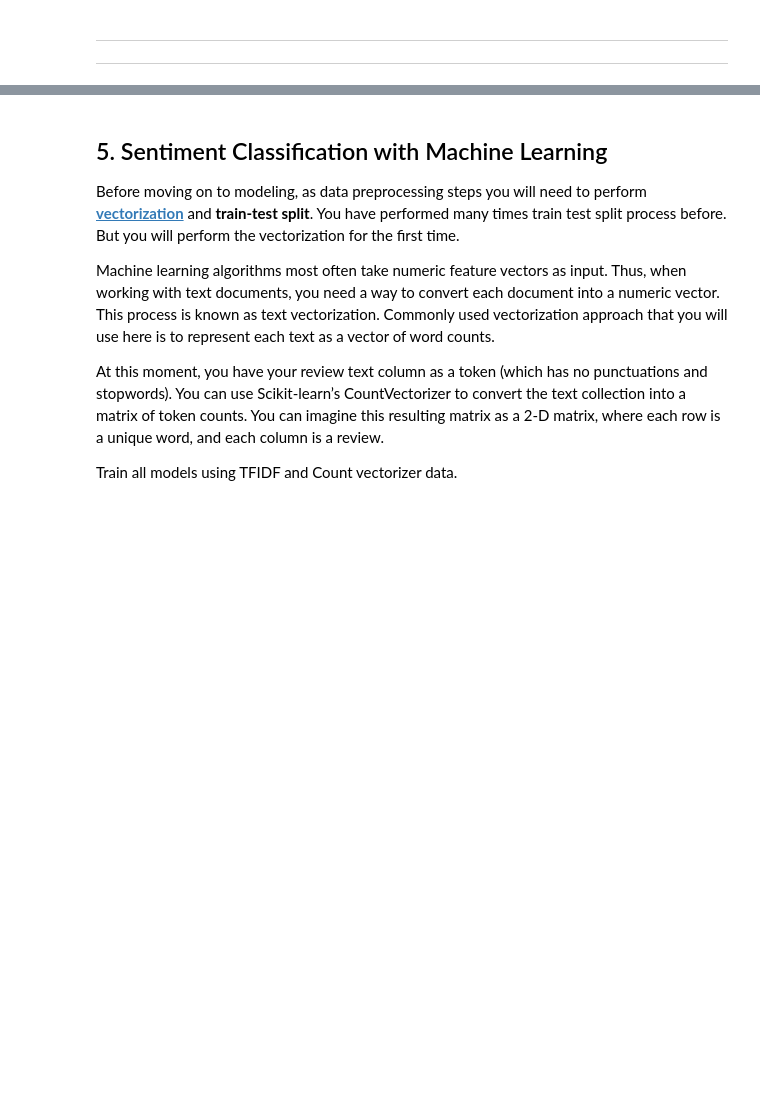
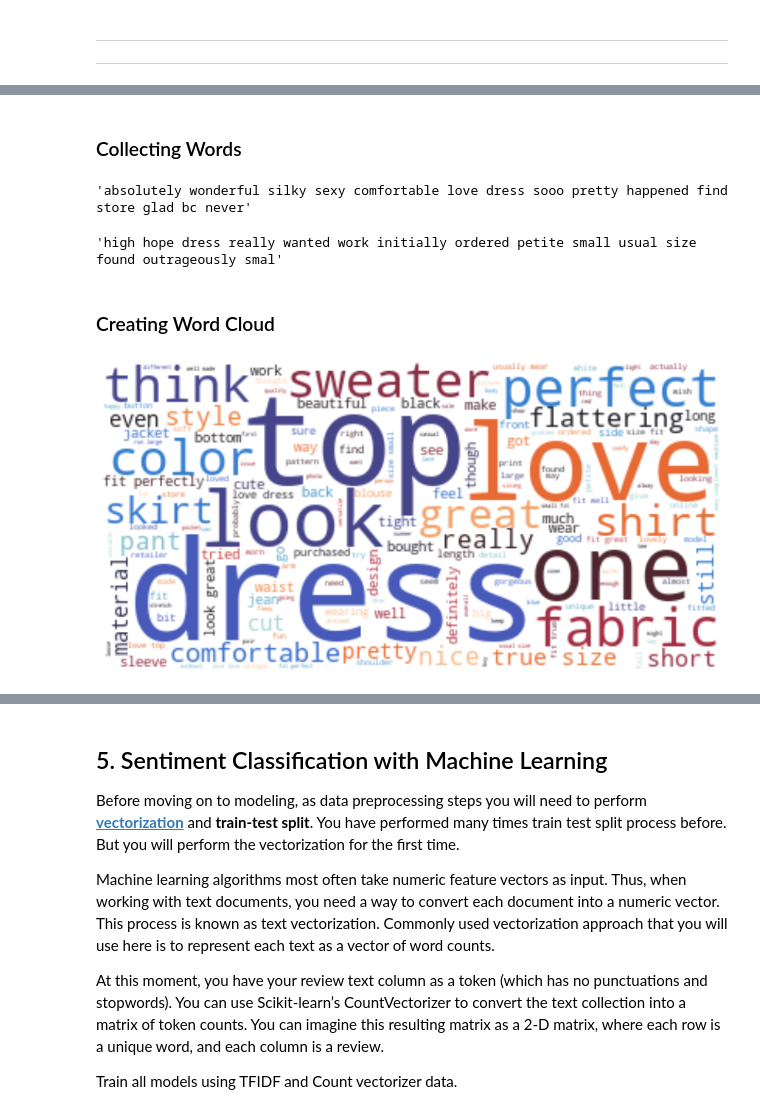
Before and after one commit to ozkanyildirim/Capstone_Projects, a Jupyter notebook: 07_NLP-Sentiment Analysis /NLP_Sentiment_Analysis_Project.ipynb, the cells around one changed output, grey strips where cells are left out. Cells and saved outputs as stored; diff of their text form; code cells hidden in the pictures; blank space fills up the shorter version.

```diff
--- a/07_NLP-Sentiment Analysis /NLP_Sentiment_Analysis_Project.ipynb
+++ b/07_NLP-Sentiment Analysis /NLP_Sentiment_Analysis_Project.ipynb
@@ -268,0 +302,10 @@ As the first step change text to tokens and convertion all of the words to lower
+# %%
+def text_cleaner(datax):
+    tokenized = word_tokenize(datax.lower())
+    punctuation_free = [txt for txt in tokenized if txt.isalpha()]
+    stop_word_free = [txt for txt in punctuation_free if txt not in stop_words]
+    cleaned_txt = [lem.lemmatize(txt) for txt in stop_word_free]
+    return " ".join(cleaned_txt)
+# %%
+rated.Review = rated.Review.apply(text_cleaner)
+rated.head()
@@ -291,0 +340,4 @@ You can follow the steps below:
+# %%
+plus = rated[rated.Recommend == 1]
+minus = rated[rated.Recommend == 0]
+minus.head()
@@ -291,0 +401,14 @@ You can follow the steps below:
+# %% [markdown]
+### Collecting Words
+# %%
+plus_words = ' '.join([txt for txt in plus.Review])
+plus_words[:100]
+# %% [output]
+'absolutely wonderful silky sexy comfortable love dress sooo pretty happened find store glad bc never'
+# %%
+minus_words = ' '.join([txt for txt in minus.Review])
+minus_words[:100]
+# %% [output]
+'high hope dress really wanted work initially ordered petite small usual size found outrageously smal'
+# %% [markdown]
+### Creating Word Cloud
@@ -291,0 +417,9 @@ You can follow the steps below:
+# %%
+plus_cloud = WordCloud(background_color='white', max_words=len(plus_words), colormap='icefire')
+plus_cloud.generate(plus_words)
+plt.figure(figsize=(15,15))
+plt.imshow(plus_cloud, interpolation='bilinear')
+plt.axis('off')
+plt.show()
+# %% [output]
+[figure, added]
```
Also changed, not shown: parts of 36 cells of this notebook.
